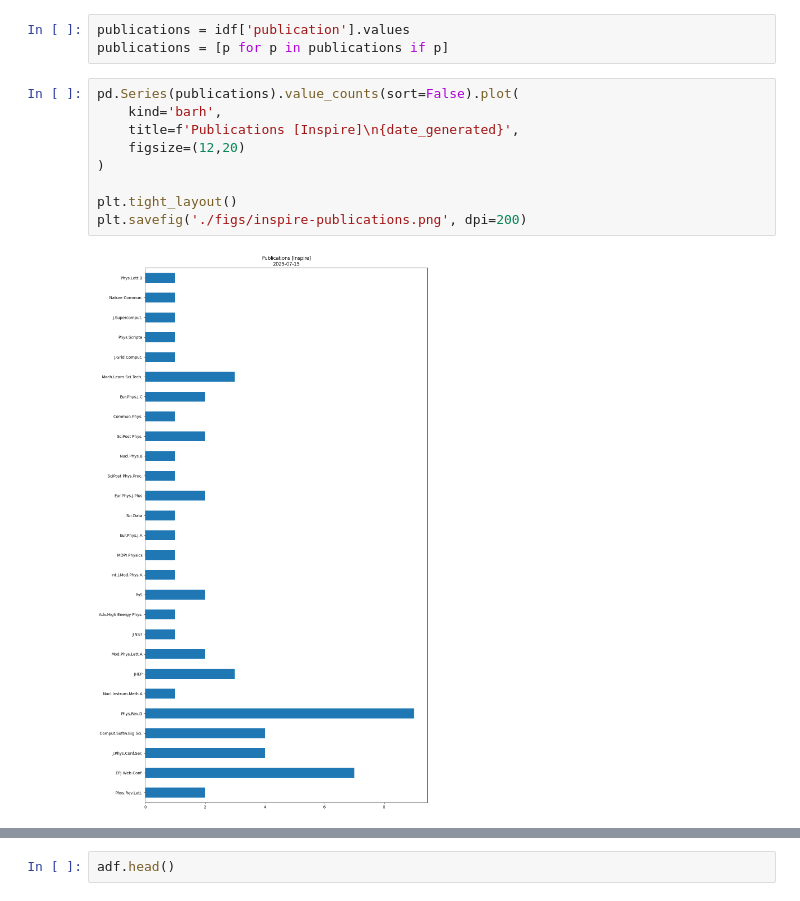
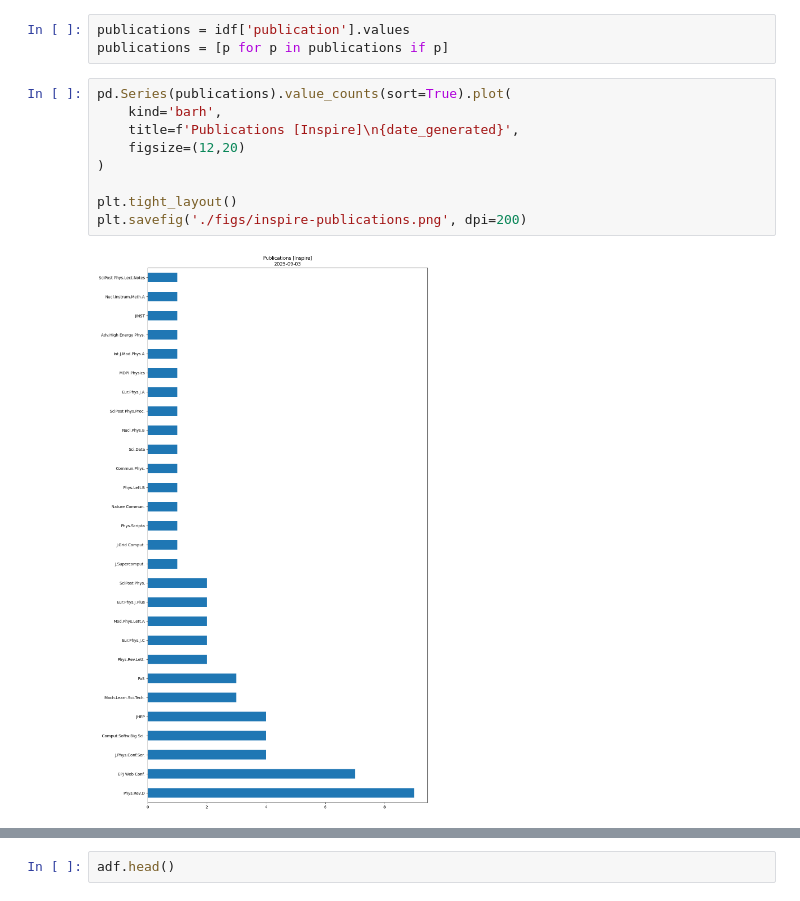
Before and after one commit to cms-dpoa/data-usage, a Jupyter notebook: publications.ipynb, the cells around one changed output, grey strips where cells are left out. Drawn from its saved outputs; the diff is of its cells as text.

Commit message:
update data, new category plot, and sort some histograms

```diff
--- a/publications.ipynb
+++ b/publications.ipynb
@@ -469,16 +485,16 @@ plt.savefig('./figs/inspire-dataset-names.png', dpi=200)
 publications = idf['publication'].values
 publications = [p for p in publications if p]
 # %%
-pd.Series(publications).value_counts(sort=False).plot(
+pd.Series(publications).value_counts(sort=True).plot(
     kind='barh',
     title=f'Publications [Inspire]\n{date_generated}',
     figsize=(12,20)
 )
 
 plt.tight_layout()
 plt.savefig('./figs/inspire-publications.png', dpi=200)
 # %% [output]
-[figure, old version]
+[figure, new version]
 # %%
 idf['document_type'].value_counts(sort=False).plot(
     kind='barh',
```
Also changed, not shown: parts of 24 cells of this notebook, 19 other files.
